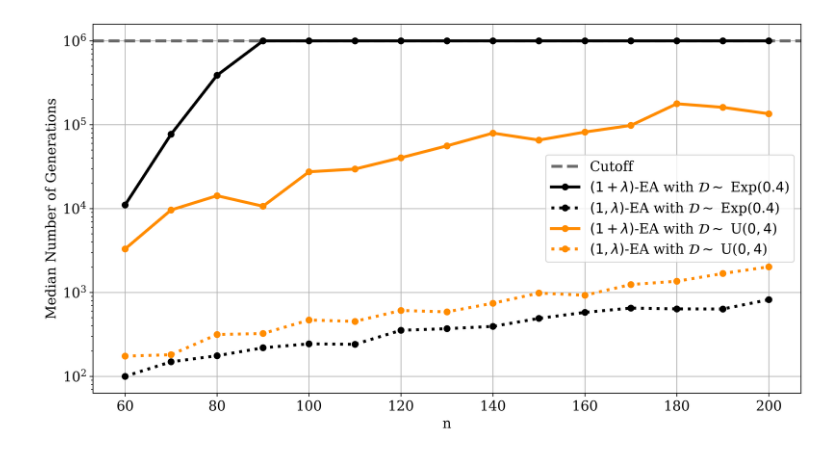
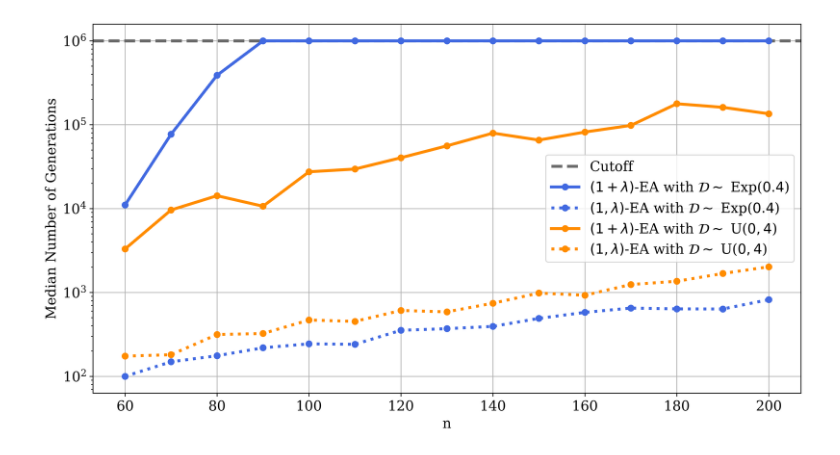
Before and after one commit to OliverSieberling/DistortedOneMax, a Jupyter notebook: FigureExpUnifDistortions/MedianSimulations_expUnifDistortions.ipynb, the cells around one changed output. Drawn from its saved outputs; the diff is of its cells as text; code cells hidden in the pictures.

Commit message:
color

```diff
--- a/FigureExpUnifDistortions/MedianSimulations_expUnifDistortions.ipynb
+++ b/FigureExpUnifDistortions/MedianSimulations_expUnifDistortions.ipynb
@@ -10,33 +10,33 @@ plt.figure(figsize=(11, 6))
 plt.rcParams['font.size'] = '14'
 linew = 3
 plt.grid()
 plt.tight_layout()
 
 n_values = np.linspace(60, 200, 15).astype(int)
 
 with open('lnn15fixed_simulate_exp04_iter=49_from=60_to=200_steps=10_cutoff=1000000.txt', 'r') as file:
     data = file.readlines()
 exp_plusData = np.array([data[1+4*i].split()[1:] for i in (range(len(n_values)))]).astype(int)
 exp_commaData = np.array([data[2+4*i].split()[1:] for i in (range(len(n_values)))]).astype(int)
 
 with open('lnn15fixed_simulate_unif4_iter=49_from=60_to=200_steps=10_cutoff=1000000.txt', 'r') as file:
     data = file.readlines()
 unif_plusData = np.array([data[1+4*i].split()[1:] for i in (range(len(n_values)))]).astype(int)
 unif_commaData = np.array([data[2+4*i].split()[1:] for i in (range(len(n_values)))]).astype(int)
 
 
 plt.axhline(y=1000000, linestyle='--', label='Cutoff', linewidth=linew, color='dimgrey')
-plt.plot(n_values, np.median(exp_plusData, axis=1), label='$(1 + \lambda)$-EA with $\mathcal{D} \sim$ Exp($0.4$)', marker='o', linewidth=linew, linestyle='-', color='black')
-plt.plot(n_values, np.median(exp_commaData, axis=1), label='$(1 , \lambda)$-EA with $\mathcal{D} \sim$ Exp($0.4$)', marker='o', linewidth=linew, linestyle=':', color='black')
+plt.plot(n_values, np.median(exp_plusData, axis=1), label='$(1 + \lambda)$-EA with $\mathcal{D} \sim$ Exp($0.4$)', marker='o', linewidth=linew, linestyle='-', color='royalblue')
+plt.plot(n_values, np.median(exp_commaData, axis=1), label='$(1 , \lambda)$-EA with $\mathcal{D} \sim$ Exp($0.4$)', marker='o', linewidth=linew, linestyle=':', color='royalblue')
 plt.plot(n_values, np.median(unif_plusData, axis=1), label='$(1 + \lambda)$-EA with $\mathcal{D} \sim$ U($0, 4$)', marker='o', linewidth=linew, linestyle='-', color='darkorange')
 plt.plot(n_values, np.median(unif_commaData, axis=1), label='$(1 , \lambda)$-EA with $\mathcal{D} \sim$ U($0, 4$)', marker='o', linewidth=linew, linestyle=':', color='darkorange')
 
 
 plt.xlabel('n')
 plt.ylabel('Median Number of Generations')
 plt.yscale('log')
 plt.legend()
 plt.savefig('MedianSimulations_expUniDistortions.pdf', format='pdf')
 plt.show()
 # %% [output]
-[figure, old version]
+[figure, new version]
```
Also changed, not shown: 1 other file.
